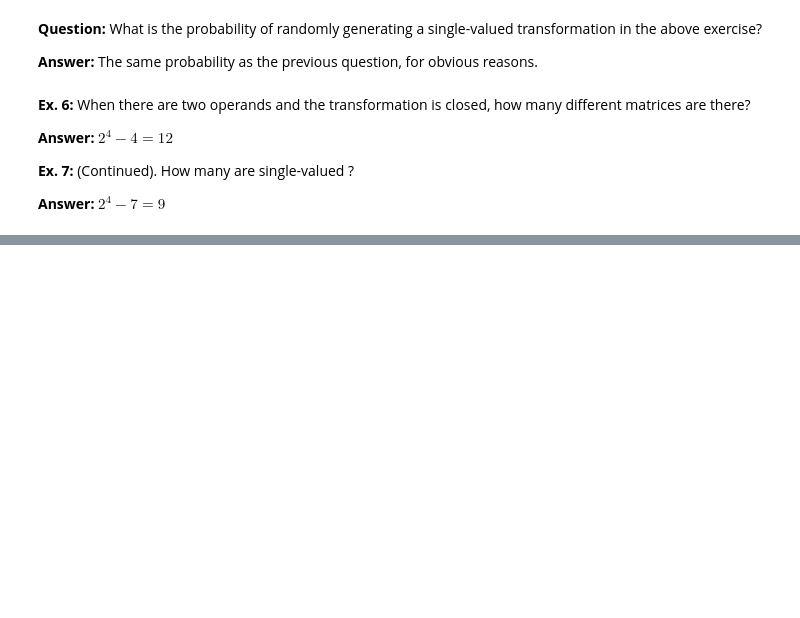
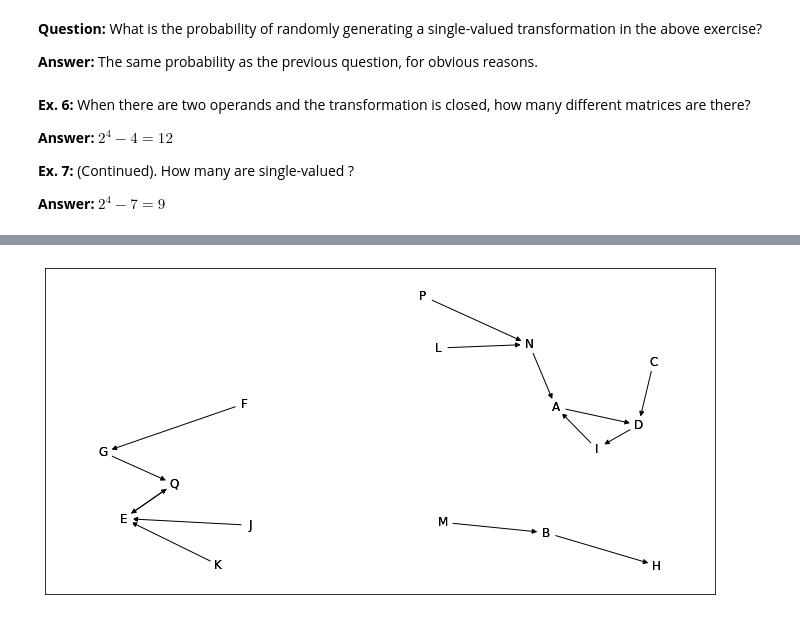
Before and after one commit to Andrewnetwork/AnIntroductionToCybernetics, a Jupyter notebook: Notebooks/PartOne_Mechanism/Ch2_Change/Transformation.ipynb, the cells around one changed output, grey strips where cells are left out. Drawn from its saved outputs; the diff is of its cells as text; code cells hidden in the pictures; blank space fills up the shorter version.

```diff
--- a/Notebooks/PartOne_Mechanism/Ch2_Change/Transformation.ipynb
+++ b/Notebooks/PartOne_Mechanism/Ch2_Change/Transformation.ipynb
@@ -606,0 +927,7 @@ ValueError: Empty data passed with indices specified.
+# %%
+transitions = [("A","D"),("B","H"),("C","D"),("D","I"),("E","Q"),("F","G"),("G","Q"),("H","H"),("I","A"),
+               ("J","E"),("K","E"),("L","N"),("M","B"),("N","A"),("P","N"),("Q","E")]
+T = FiniteTransformation.transitions_to_transformation(transitions)
+T.kinematic_graph()
+# %% [output]
+[figure, added]
```
Also changed, not shown: parts of 84 cells of this notebook, 1 other file.
